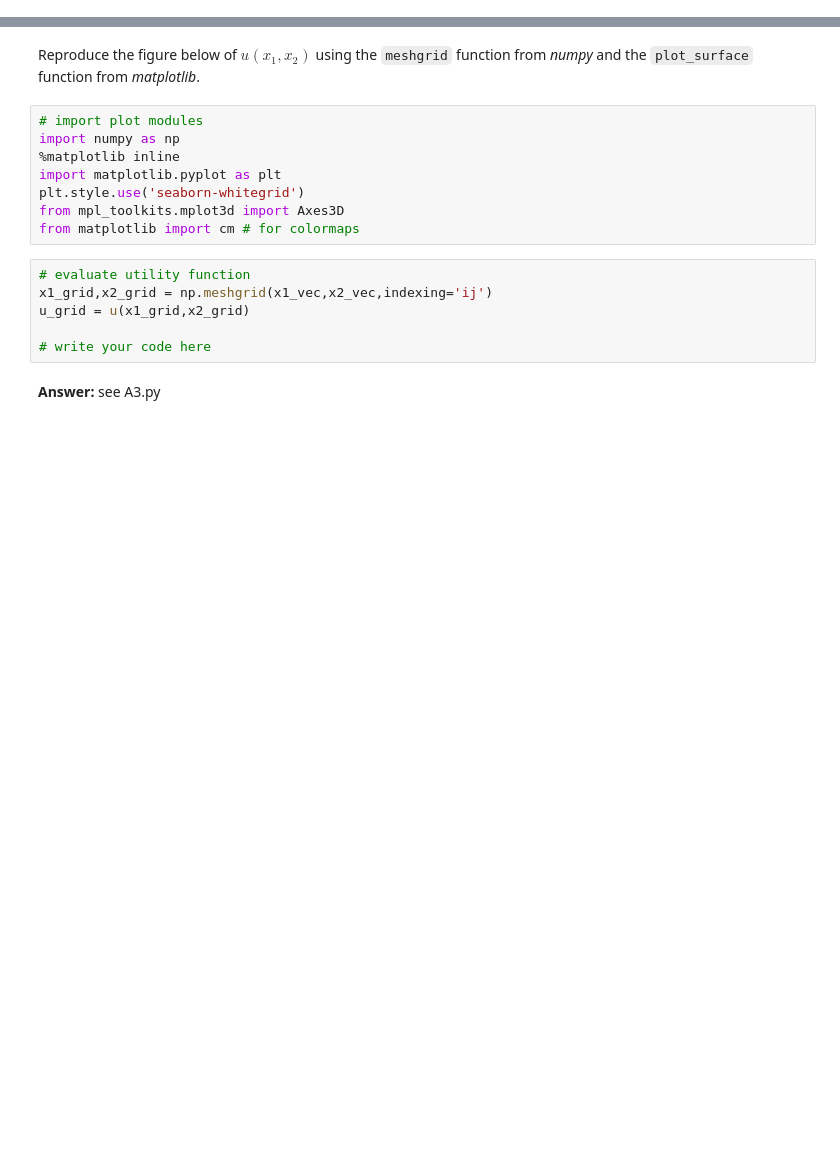
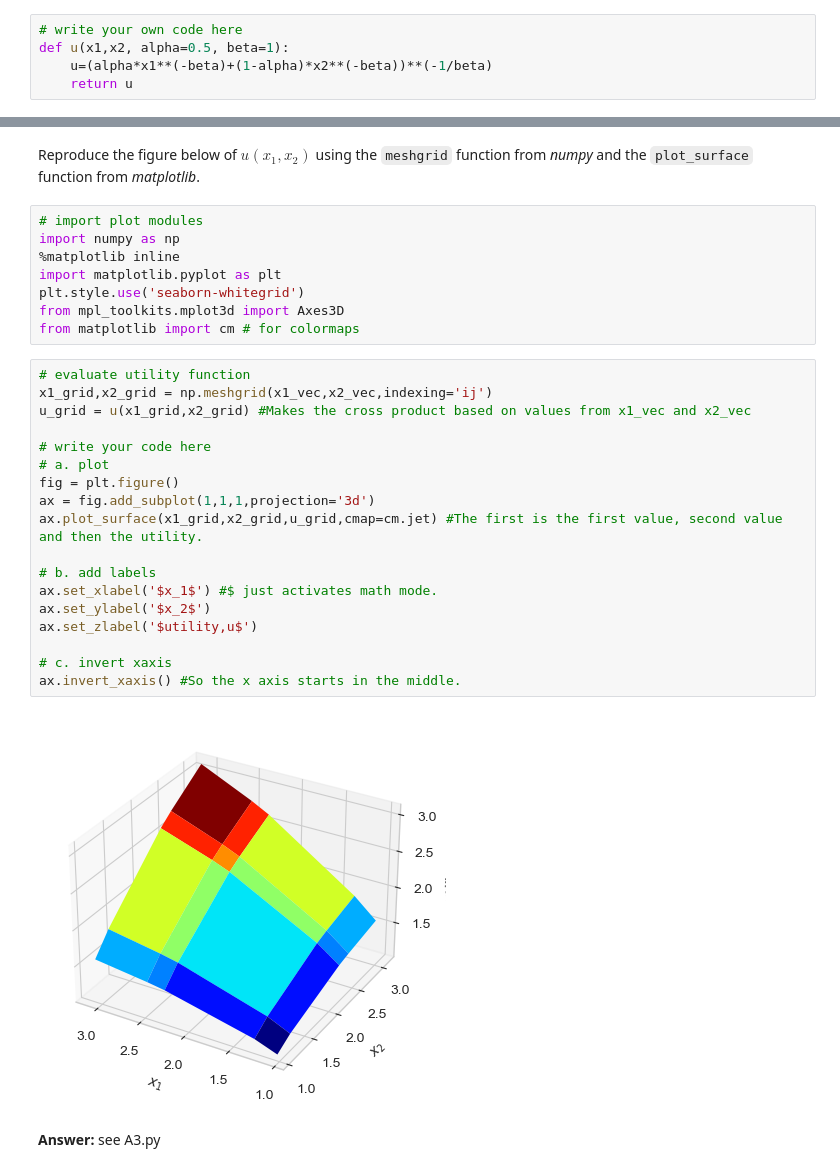
Before and after one commit to gcd196/Egen-mappe, a Jupyter notebook: Classes/Fourth class (First exercises)/problem_set_1.ipynb, the cells around one changed output, grey strips where cells are left out. Drawn from its saved outputs; the diff is of its cells as text; blank space fills up the shorter version.

```diff
--- a/Classes/Fourth class (First exercises)/problem_set_1.ipynb
+++ b/Classes/Fourth class (First exercises)/problem_set_1.ipynb
@@ -29,3 +27,8 @@ $$
+# %%
+# write your own code here
+def u(x1,x2, alpha=0.5, beta=1):
+    u=(alpha*x1**(-beta)+(1-alpha)*x2**(-beta))**(-1/beta)
+    return u
 # %% [markdown]
 **Answer:** see A1.py
 # %% [markdown]
@@ -68,12 +84,26 @@ import matplotlib.pyplot as plt
 plt.style.use('seaborn-whitegrid')
 from mpl_toolkits.mplot3d import Axes3D
 from matplotlib import cm # for colormaps
-# %%
-# evaluate utility function
-x1_grid,x2_grid = np.meshgrid(x1_vec,x2_vec,indexing='ij')
-u_grid = u(x1_grid,x2_grid)
-
-# write your code here
+# %%
+# evaluate utility function
+x1_grid,x2_grid = np.meshgrid(x1_vec,x2_vec,indexing='ij')
+u_grid = u(x1_grid,x2_grid) #Makes the cross product based on values from x1_vec and x2_vec
+
+# write your code here
+# a. plot
+fig = plt.figure()
+ax = fig.add_subplot(1,1,1,projection='3d')
+ax.plot_surface(x1_grid,x2_grid,u_grid,cmap=cm.jet) #The first is the first value, second value and then the utility.
+
+# b. add labels
+ax.set_xlabel('$x_1$') #$ just activates math mode.
+ax.set_ylabel('$x_2$')
+ax.set_zlabel('$utility,u$')
+
+# c. invert xaxis
+ax.invert_xaxis() #So the x axis starts in the middle.
+# %% [output]
+[figure, added]
 # %% [markdown]
 **Answer:** see A3.py
 # %% [markdown]
```
Also changed, not shown: parts of 4 cells of this notebook.
